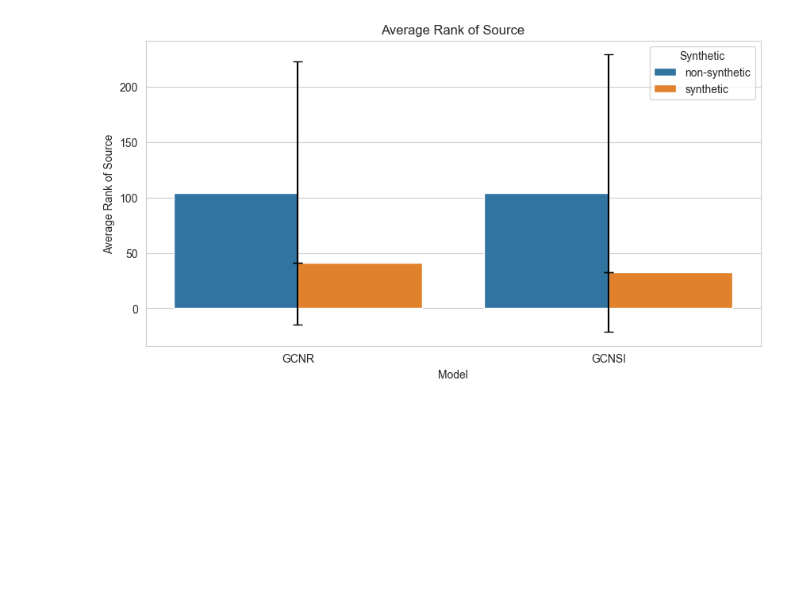
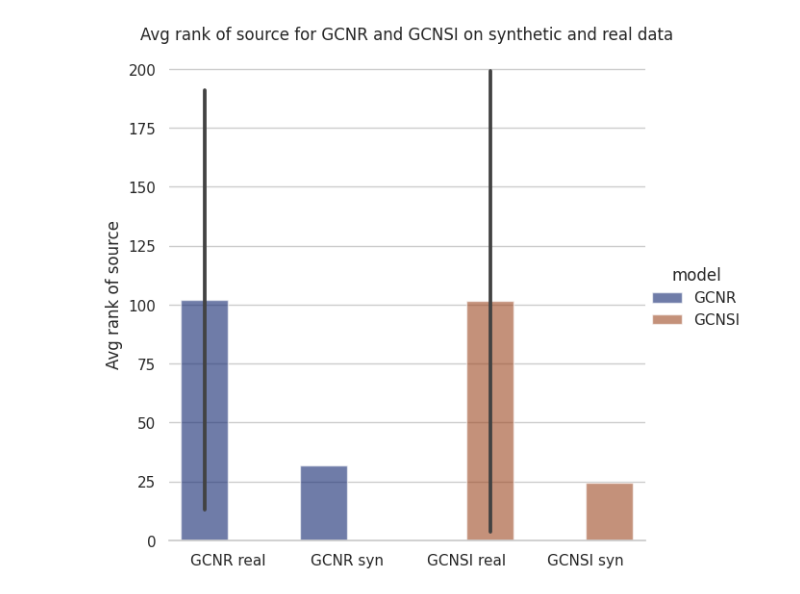
Before and after one commit to joh-dah/source_detection, a Jupyter notebook: report_vis/result_vis.ipynb, the cells around one changed output. Drawn from its saved outputs; the diff is of its cells as text; code cells hidden in the pictures; blank space fills up the shorter version.

Commit message:
make unsupervised own stage

```diff
--- a/report_vis/result_vis.ipynb
+++ b/report_vis/result_vis.ipynb
@@ -17,9 +17,9 @@ for folder in folders:
     for file in files:
         with open(file) as json_file:
             data = json.load(json_file)
-            data = {k: v for k, v in data.items() if k in ['supervised', 'unsupervised', 'data stats']}
-            data = pd.json_normalize(data, meta=['supervised', 'unsupervised', 'data stats'])
+            data = {k: v for k, v in data.items() if k in ['metrics', 'data stats']}
+            data = pd.json_normalize(data, meta=['metrics', 'data stats'])
             # add column for whether the folder name contains GCNSI or not
-            data['GCNSI'] = 'GCNSI' in folder.name
-            data['synthetic'] = 'synthetic' in file.name
+            data['type'] = ('GCNSI' if 'GCNSI' in folder.name else "GCNR") + " " +('syn' if "synthetic" in file.name else "real")
+            data["model"] = ("GCNSI" if "GCNSI" in folder.name else "GCNR")
             df = df.append(data, ignore_index=True)
@@ -41,23 +25,0 @@ df_avg
-# %%
-
-# from the dataframe, create a barplot for the column "supervised.avg rank of source"
-# plot always two bars next to each other, one for GCNSI = False and synthetic = False and one for GCNSI = False and synthetic = True
-# and the same for GCNSI = True
-# The bars should have wiskers for the standard deviation.
-# The x-axis should be the model name and the y-axis should be the average rank of the source.
-
-import matplotlib.pyplot as plt
-import seaborn as sns
-
-fig, ax = plt.subplots(figsize=(10, 5))
-y = df_avg['supervised.avg rank of source']['mean']
-yerr = df_avg['supervised.avg rank of source']['std']
-x = df_avg['GCNSI']
-hue = df_avg['synthetic']
-sns.barplot(x=x, y=y, hue=hue, yerr=yerr, ax=ax)
-ax.set_title('Average rank of source')
-ax.set_ylabel('Average rank of source')
-ax.set_xlabel('GCNSI')
-plt.show()
-# %% [output]
-[figure, removed]
@@ -63,0 +28,15 @@ plt.show()
+# %%
+import seaborn as sns
+import matplotlib.pyplot as plt
+
+g = sns.catplot(
+    data=df, kind="bar",
+    x="type", y="supervised.avg rank of source", hue="model",
+    errorbar="sd", palette="dark", alpha=.6, height=6
+)
+g.despine(left=True)
+g.set_axis_labels("", "Avg rank of source")
+plt.title("Avg rank of source for GCNR and GCNSI on synthetic and real data")
+plt.show()
+# %% [output]
+[figure, added]
```
Also changed, not shown: parts of 2 cells of this notebook, 4 other files.
